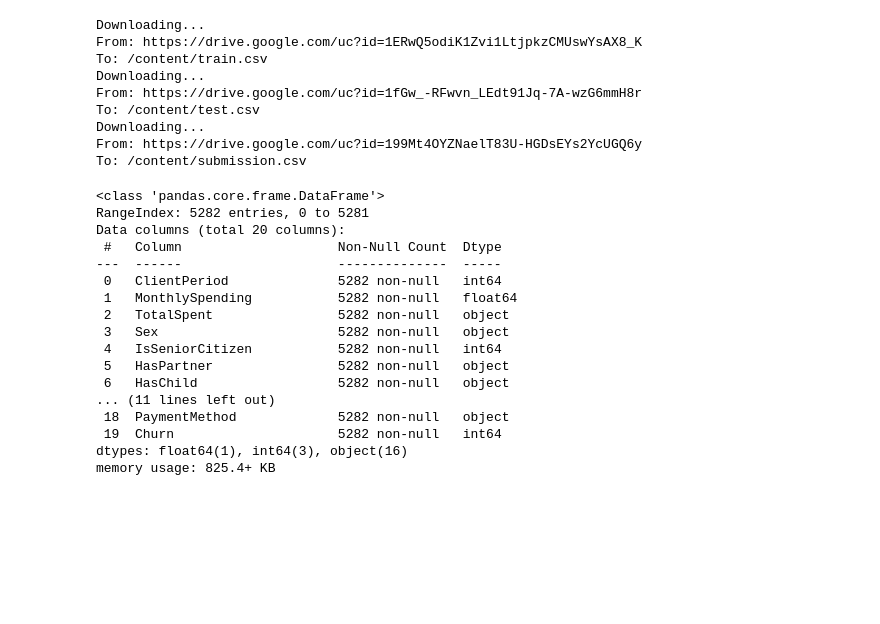
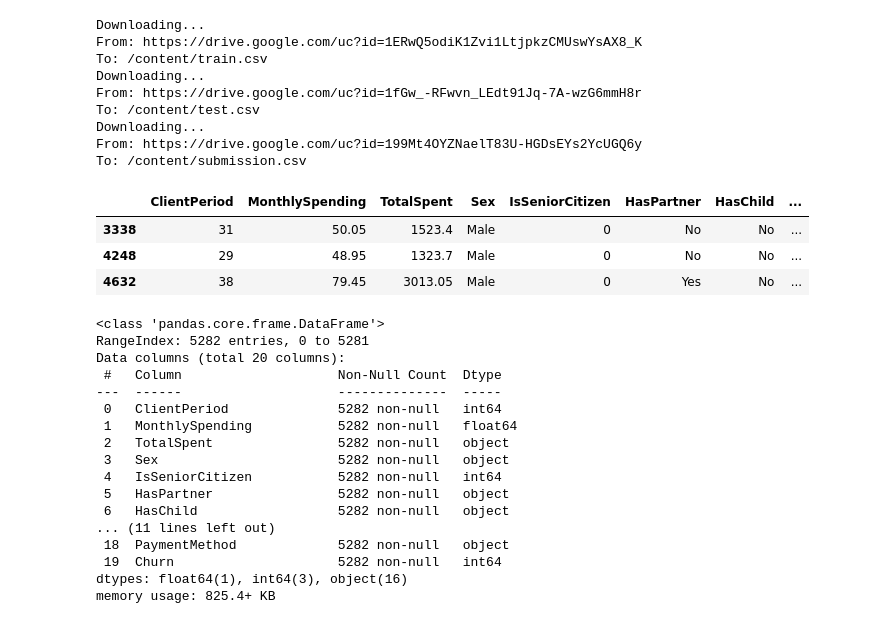
Before and after one commit to AlisaEee/ML, a Jupyter notebook: week_03_composition_model_selection/Homework/hw_3_kaggle.ipynb, the cells around one changed output. Drawn from its saved outputs; the diff is of its cells as text; code cells hidden in the pictures; blank space fills up the shorter version.

```diff
--- a/week_03_composition_model_selection/Homework/hw_3_kaggle.ipynb
+++ b/week_03_composition_model_selection/Homework/hw_3_kaggle.ipynb
@@ -118,6 +118,13 @@ From: https://drive.google.com/uc?id=199Mt4OYZNaelT83U-HGDsEYs2YcUGQ6y
 To: /content/submission.csv
 # %%
 data = pd.read_csv('./train.csv')
+# %%
+data.sample(3)
+# %% [output]
+|  | ClientPeriod | MonthlySpending | TotalSpent | Sex | IsSeniorCitizen | HasPartner | HasChild | ... |
+| 3338 | 31 | 50.05 | 1523.4 | Male | 0 | No | No | ... |
+| 4248 | 29 | 48.95 | 1323.7 | Male | 0 | No | No | ... |
+| 4632 | 38 | 79.45 | 3013.05 | Male | 0 | Yes | No | ... |
 # %%
 # Для вашего удобства списки с именами разных колонок
 
```
Also changed, not shown: parts of 3 cells of this notebook.
